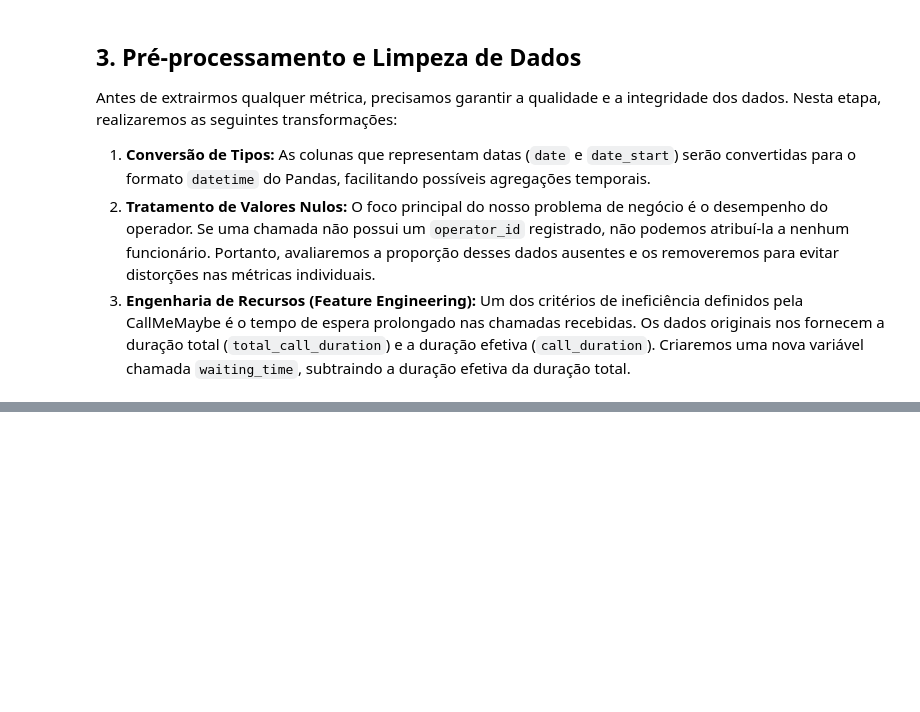
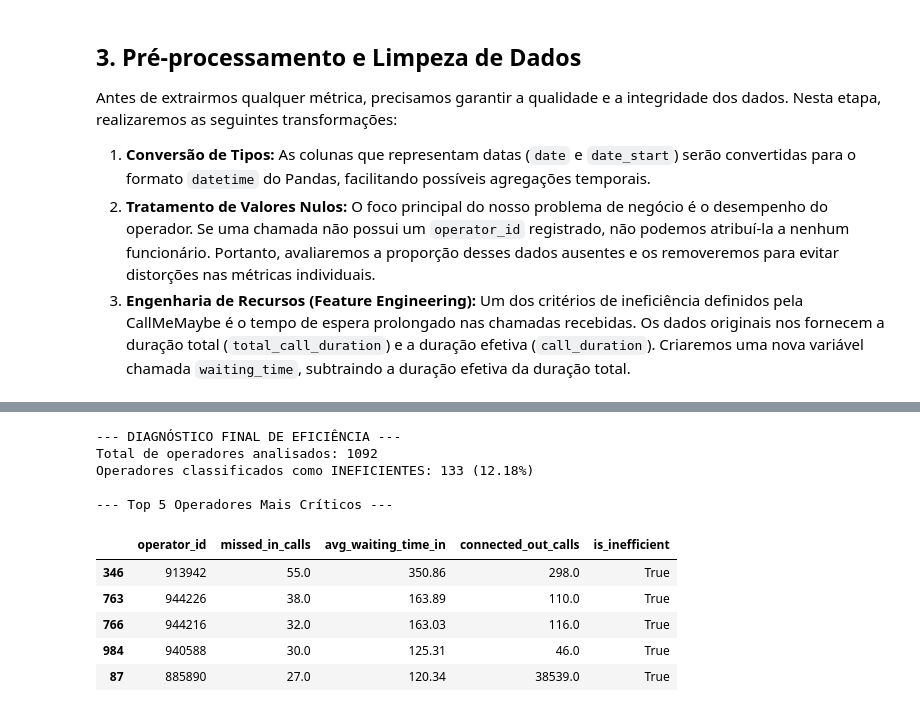
Before and after one commit to fabcmc/Tripleten-Projects, a Jupyter notebook: Sprint 14/case_1_sprint_14.ipynb, the cells around one changed output, grey strips where cells are left out. Drawn from its saved outputs; the diff is of its cells as text; code cells hidden in the pictures; blank space fills up the shorter version.

```diff
--- a/Sprint 14/case_1_sprint_14.ipynb
+++ b/Sprint 14/case_1_sprint_14.ipynb
@@ -181,0 +321,60 @@ Porcentagem de chamadas sem operator_id: 15.16%
+# %%
+# 6.1 Criando a função que automatiza o processo de classificação
+def identificar_ineficiencia(row, t_missed, t_wait, t_out):
+    """
+    Classifica um operador como ineficiente (True) ou eficiente (False)
+    com base nos thresholds calculados.
+
+    row: linha do DataFrame que será analisada
+    t_missed: Threshold de chamadas perdidas
+    t_wait: Threshold de tempo de espera
+    t_out: Threshold de chamadas ativas
+    """
+    # Critério 1: Muitas chamadas recebidas perdidas
+    if row['missed_in_calls'] > t_missed:
+        return True
+
+    # Critério 2: Tempo de espera prolongado
+    elif row['avg_waiting_time_in'] > t_wait:
+        return True
+
+    # Critério 3: Poucas chamadas ativas (apenas para quem tem perfil de saída)
+    # Consideramos "perfil de saída" quem registrou mais de 0 chamadas conectadas, mas ficou abaixo do limiar (ex: fez apenas 1 chamada).
+    elif (row['connected_out_calls'] > 0) and (row['connected_out_calls'] < t_out):
+        return True
+
+    # Se não caiu em nenhuma das regras acima, o operador é eficiente
+    else:
+        return False
+
+# 6.2 Aplicando a função no DataFrame inteiro de uma só vez
+df_operators['is_inefficient'] = df_operators.apply(
+    lambda x: identificar_ineficiencia(x, threshold_missed, threshold_wait, threshold_out),
+    axis=1
+)
+
+# 6.3 Resumo dos Resultados
+total_operadores = len(df_operators)
+ineficientes_count = df_operators['is_inefficient'].sum()
+
+print("--- DIAGNÓSTICO FINAL DE EFICIÊNCIA ---")
+print(f"Total de operadores analisados: {total_operadores}")
+print(f"Operadores classificados como INEFICIENTES: {ineficientes_count} ({(ineficientes_count/total_operadores)*100:.2f}%)")
+
+# Criando um DataFrame apenas com os ineficientes para entregar aos stakeholders
+df_stakeholder_report = df_operators[df_operators['is_inefficient'] == True].sort_values(by='missed_in_calls', ascending=False)
+
+print("\n--- Top 5 Operadores Mais Críticos ---")
+display(df_stakeholder_report.head())
+# %% [output]
+--- DIAGNÓSTICO FINAL DE EFICIÊNCIA ---
+Total de operadores analisados: 1092
+Operadores classificados como INEFICIENTES: 133 (12.18%)
+
+--- Top 5 Operadores Mais Críticos ---
+|  | operator_id | missed_in_calls | avg_waiting_time_in | connected_out_calls | is_inefficient |
+| 346 | 913942 | 55.0 | 350.86 | 298.0 | True |
+| 763 | 944226 | 38.0 | 163.89 | 110.0 | True |
+| 766 | 944216 | 32.0 | 163.03 | 116.0 | True |
+| 984 | 940588 | 30.0 | 125.31 | 46.0 | True |
+| 87 | 885890 | 27.0 | 120.34 | 38539.0 | True |
```
Also changed, not shown: parts of 9 cells of this notebook.
